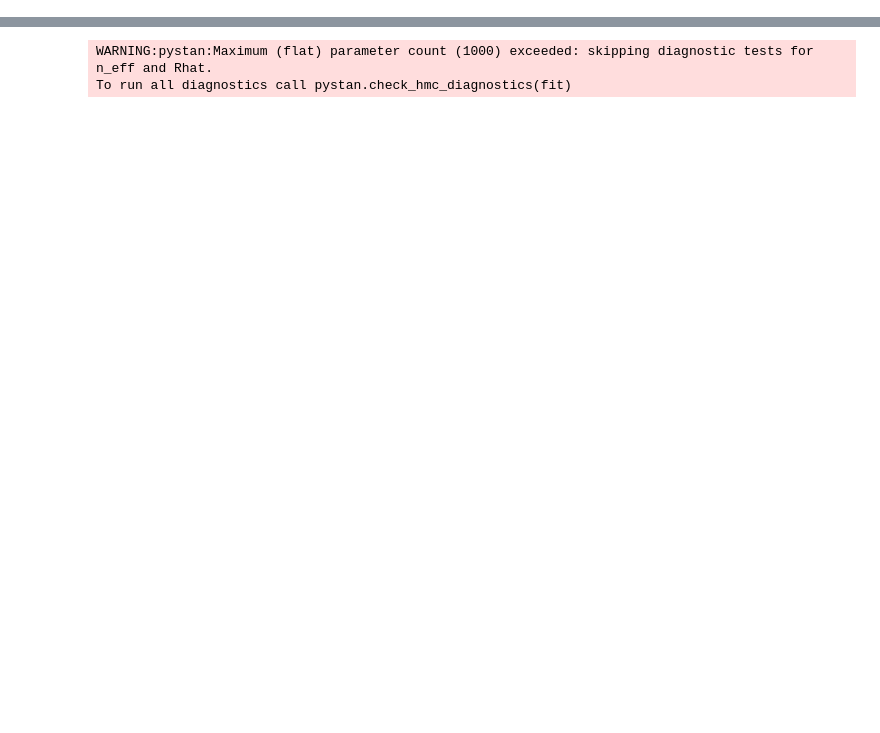
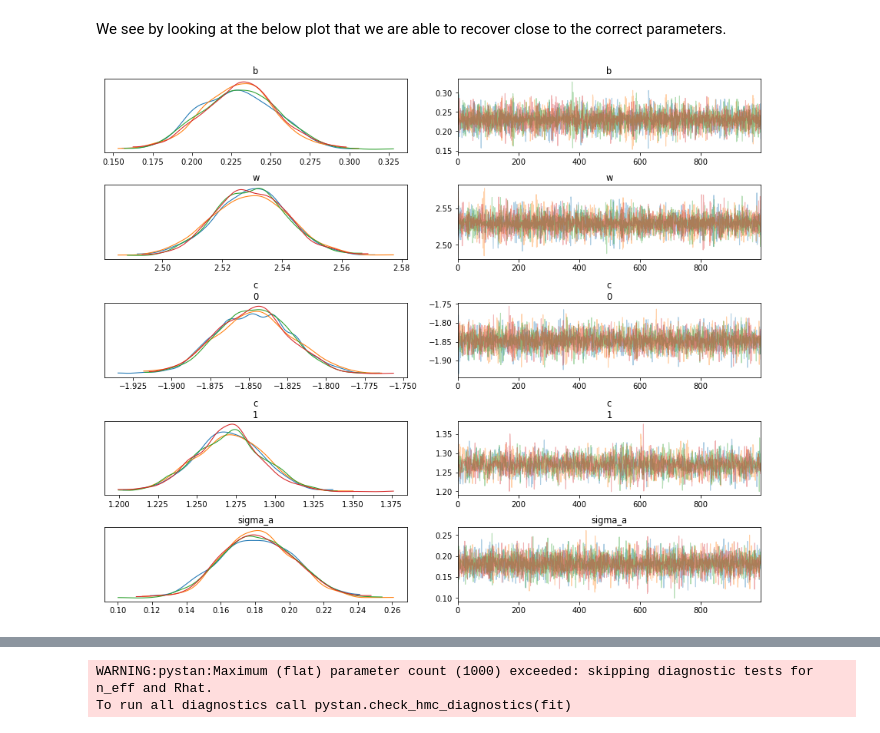
Before and after one commit to maw501/bayesian-chess-prediction, a Jupyter notebook: notebooks/fake_data_simulation_stan.ipynb, the cells around one changed output, grey strips where cells are left out. Saved outputs shown, nothing was run; the diff lists cells and outputs as text; code cells hidden in the pictures; blank space fills up the shorter version.

Commit message:
fake data simulation notebook write-up

```diff
--- a/notebooks/fake_data_simulation_stan.ipynb
+++ b/notebooks/fake_data_simulation_stan.ipynb
@@ -20,0 +114,4 @@ INFO:pystan:COMPILING THE C++ CODE FOR MODEL anon_model_6f61767c37a1aa0e91294bec
+# %%
+fit_fake_sim = model.sampling(data=stan_data_fake_sim)
+
+params_fake_sim = fit_fake_sim.extract(permuted=True)
@@ -20,0 +125,7 @@ INFO:pystan:COMPILING THE C++ CODE FOR MODEL anon_model_6f61767c37a1aa0e91294bec
+# %%
+y_sim = np.array([np.sum(params_fake_sim["ypred"] == l, 0) for l in [1, 2, 3]]).T
+y_fake = np.argmax(y_sim, 1) + 1
+
+stan_data_fake_fit = stan_data_fake_sim.copy()
+stan_data_fake_fit["fit_model"] = 1
+stan_data_fake_fit["y"] = y_fake
@@ -20,0 +134,4 @@ INFO:pystan:COMPILING THE C++ CODE FOR MODEL anon_model_6f61767c37a1aa0e91294bec
+# %%
+fit_fake = model.sampling(data=stan_data_fake_fit)
+
+params_fake_fit = fit_fake.extract(permuted=True)
@@ -20,0 +141,9 @@ INFO:pystan:COMPILING THE C++ CODE FOR MODEL anon_model_6f61767c37a1aa0e91294bec
+# %%
+inference_data_fake_fit = arviz.convert_to_inference_data(fit_fake)
+fake_fit_df = arviz.summary(inference_data_fake_fit).reset_index().rename(columns={"index":"parameter"})
+# %% [markdown]
+We see by looking at the below plot that we are able to recover close to the correct parameters.
+# %%
+arviz.plot_trace(inference_data_fake_fit, var_names=["b", "w", "c", "sigma_a"]);
+# %% [output]
+[figure, added]
```
Also changed, not shown: parts of 34 cells of this notebook, 1 other file.
